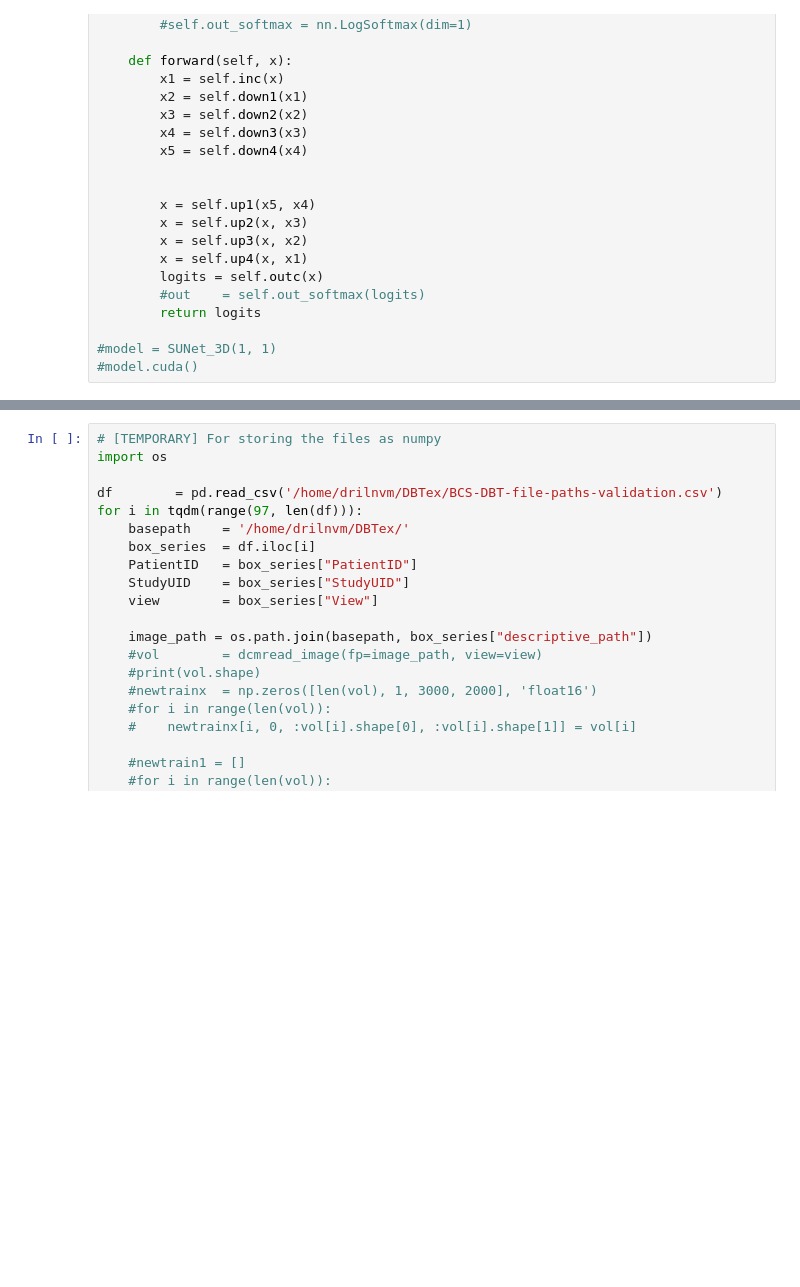
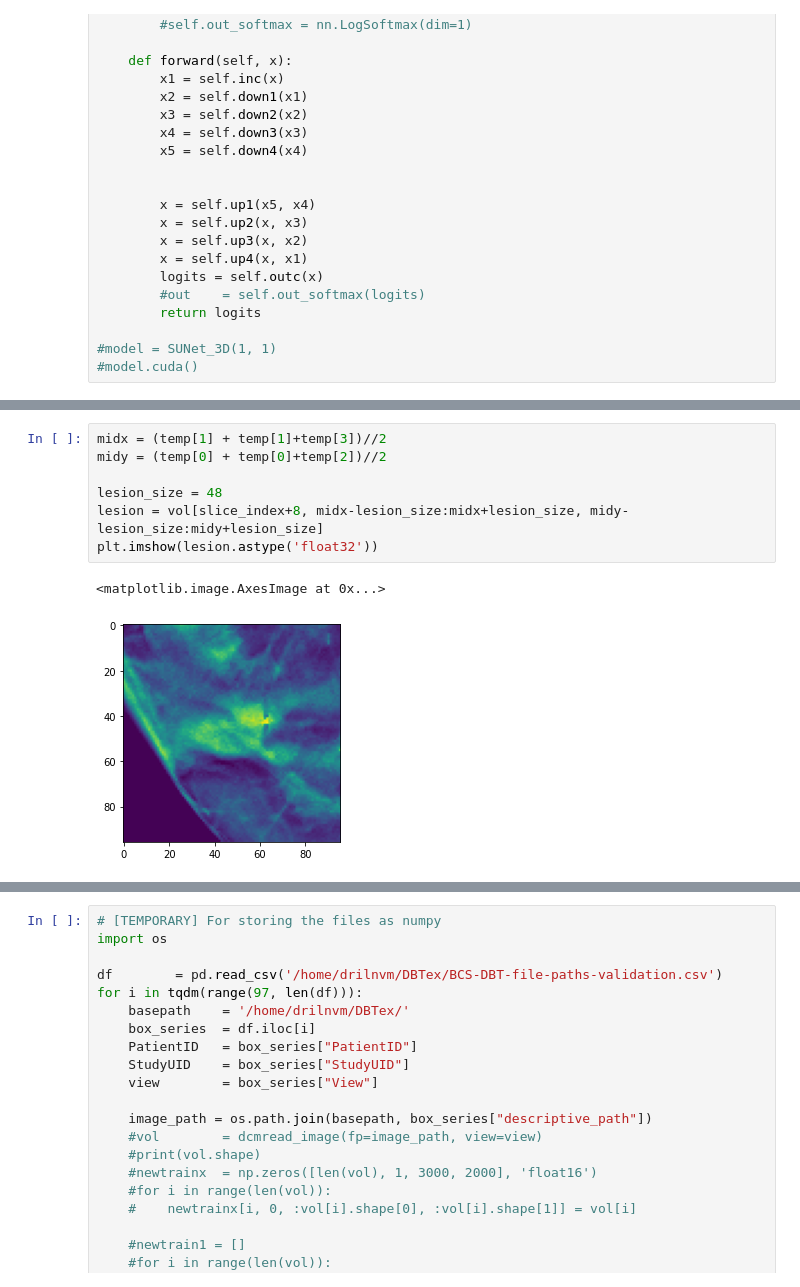
Before and after one commit to PranjalSahu/SEMISUNET, a Jupyter notebook: dbtnet.ipynb, the cells around one changed output, grey strips where cells are left out. Cells and saved outputs as stored; diff of their text form; blank space fills up the shorter version.

```diff
--- a/dbtnet.ipynb
+++ b/dbtnet.ipynb
@@ -1516 +1952,11 @@ class Averager:
+# %%
+midx = (temp[1] + temp[1]+temp[3])//2
+midy = (temp[0] + temp[0]+temp[2])//2
+
+lesion_size = 48
+lesion = vol[slice_index+8, midx-lesion_size:midx+lesion_size, midy-lesion_size:midy+lesion_size]
+plt.imshow(lesion.astype('float32'))
+# %% [output]
+<matplotlib.image.AxesImage at 0x...>
+[figure, added]
 # %%
```
Also changed, not shown: parts of 30 cells of this notebook.
